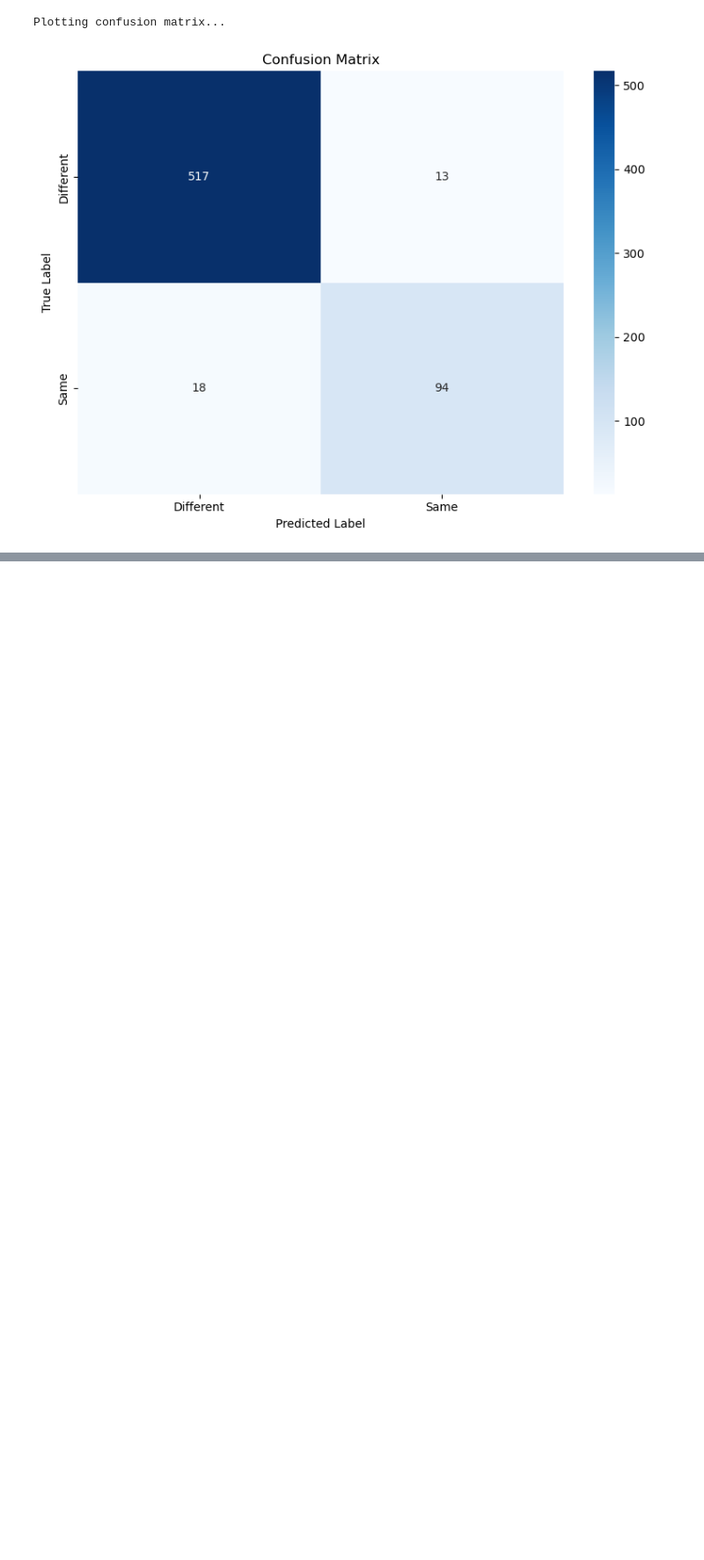
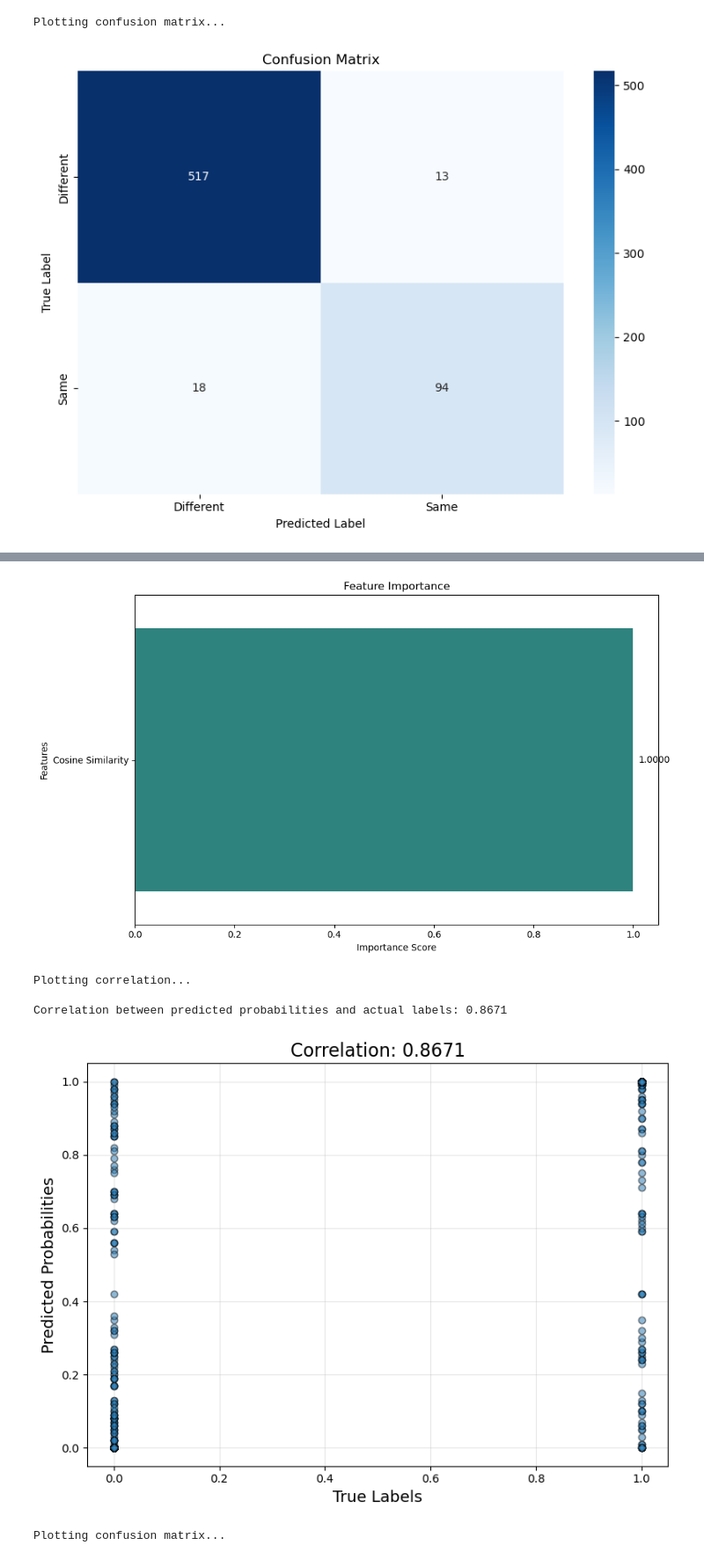
Before and after one commit to mutasim18/Mass-Sceptra-Classification, a Jupyter notebook: Visualization/randomforest_vis.ipynb, the cells around one changed output, grey strips where cells are left out. Shown: that part at 88% size. Drawn from its saved outputs; the diff is of its cells as text; code cells hidden in the pictures; blank space fills up the shorter version.

```diff
--- a/Visualization/randomforest_vis.ipynb
+++ b/Visualization/randomforest_vis.ipynb
@@ -113,0 +218,73 @@ if __name__ == "__main__":
+# %%
+import sys
+import numpy as np
+sys.path.append(r"C:\\Local Disk (A)\\Github Files\\Projects\\Mass-Sceptra-Classification\\Visualization")
+import global_fun as gf  # Import the custom functions
+
+# Paths to the datasets
+dataset_paths = [
+    r"C:\\Local Disk (A)\\Github Files\\Projects\\Mass-Sceptra-Classification\\Datasets\\CM1",
+    r"C:\\Local Disk (A)\\Github Files\\Projects\\Mass-Sceptra-Classification\\Datasets\\CM2",
+    r"C:\\Local Disk (A)\\Github Files\\Projects\\Mass-Sceptra-Classification\\Datasets\\CM3"
+]
+
+def combine_datasets(dataset_paths):
+    """Combines multiple datasets into one."""
+    X_combined, y_combined = [], []
+
+    for path in dataset_paths:
+        print(f"Processing dataset at {path}...")
+        X, y, _ = gf.generate_balanced_comparisons(path, debug=False)  # Generate features and labels
+        if X is not None:
+            X_combined.append(X)
+            y_combined.append(y)
+
+    # Combine all datasets
+    if X_combined and y_combined:
+        X_combined = np.vstack(X_combined)
+        y_combined = np.concatenate(y_combined)
+        return X_combined, y_combined
+    else:
+        print("No data generated from the datasets. Exiting...")
+        return None, None
+
+def main():
+    # Combine datasets
+    print("Combining datasets...")
+    X_combined, y_combined = combine_datasets(dataset_paths)
+    if X_combined is None or y_combined is None:
+        print("Dataset combination failed. Exiting...")
+        return
+
+    # Split combined dataset into training and testing sets
+    X_train, X_test, y_train, y_test = gf.train_test_split(
+        X_combined, y_combined, test_size=0.4, random_state=42, stratify=y_combined
+    )
+
+    # Initialize the Random Forest model
+    print("Initializing the Random Forest model...")
+    model = gf.initialize_random_forest_model()
+
+    # Perform cross-validation
+    print("Performing cross-validation...")
+    cv_scores = gf.perform_cross_validation(model, X_train, y_train)
+
+    # Train and evaluate the model
+    print("Training and evaluating the model...")
+    y_pred, y_prob = gf.train_and_evaluate(model, X_train, y_train, X_test, y_test)
+
+    # Plot feature importance
+    print("Plotting feature importance...")
+    gf.plot_feature_importance(model, feature_names=['Cosine Similarity'])
+
+    # Plot correlation between true labels and predicted probabilities
+    print("Plotting correlation...")
+    gf.plot_correlation(y_test, y_prob)
+
+    # Plot confusion matrix
+    print("Plotting confusion matrix...")
+    gf.plot_confusion_matrix(y_test, y_pred)
+
+if __name__ == "__main__":
+    main()
+# %% [output]
@@ -113,0 +308,6 @@ if __name__ == "__main__":
+[figure, added]
+Plotting correlation...
+
+Correlation between predicted probabilities and actual labels: 0.8671
+[figure, added]
+Plotting confusion matrix...
```
Also changed, not shown: parts of 8 cells of this notebook, 1 other file.
